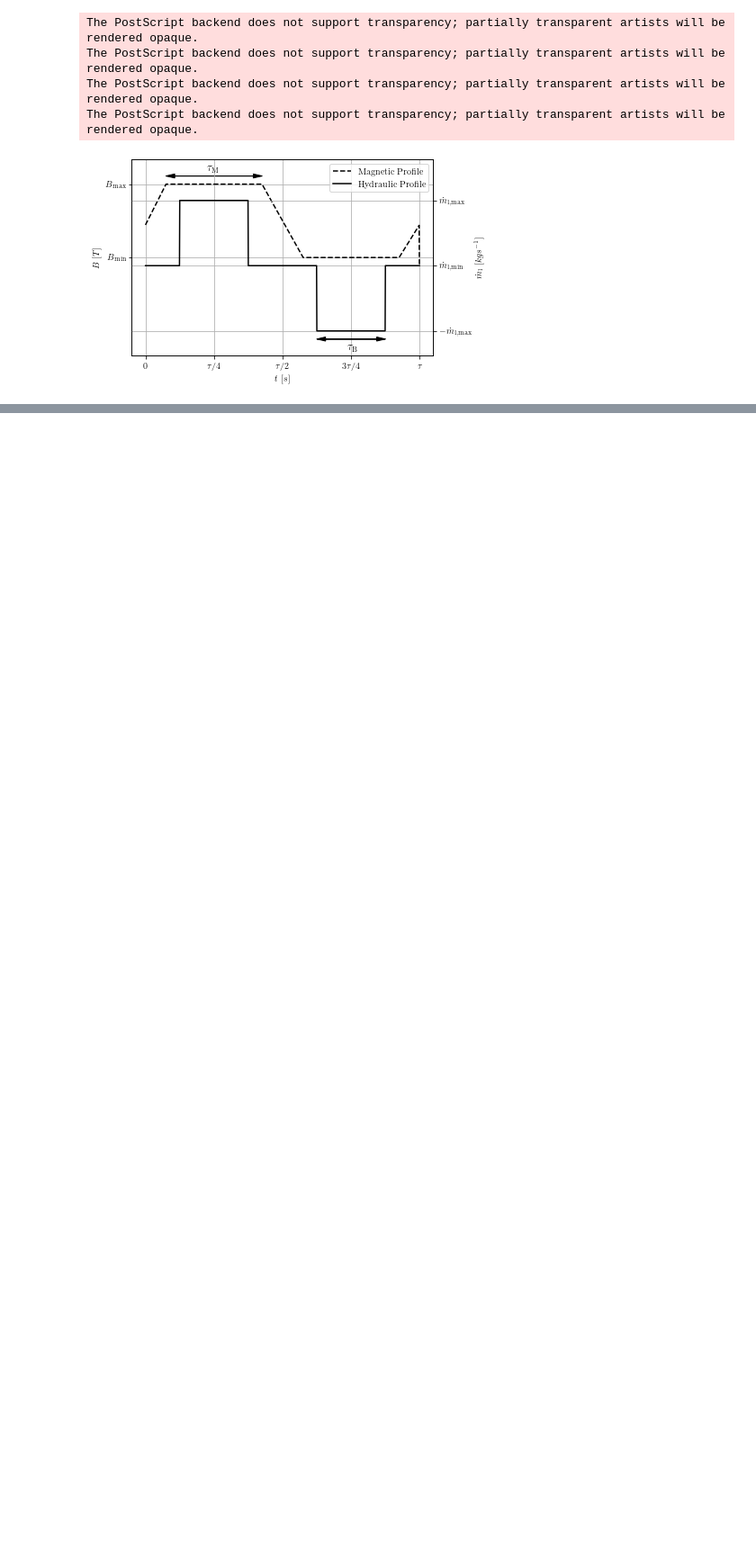
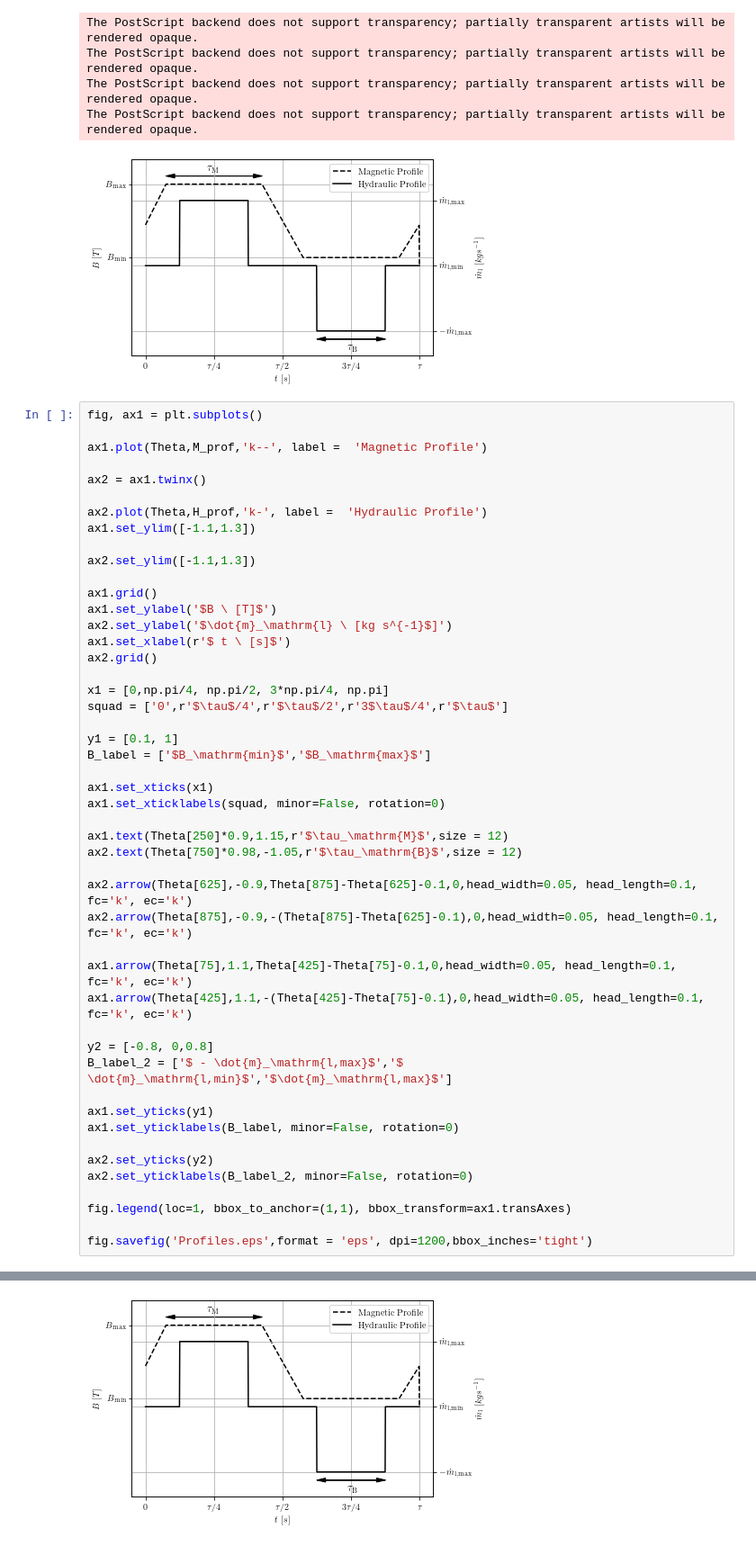
Before and after one commit to gfidelisp/Jupyter, a Jupyter notebook: Paper_HEx_AMR/Profiles.ipynb, the cells around one changed output, grey strips where cells are left out. Shown: that part at 90% size. Cells and saved outputs as stored; diff of their text form; blank space fills up the shorter version.

```diff
--- a/Paper_HEx_AMR/Profiles.ipynb
+++ b/Paper_HEx_AMR/Profiles.ipynb
@@ -80,3 +80,52 @@ The PostScript backend does not support transparency; partially transparent arti
 The PostScript backend does not support transparency; partially transparent artists will be rendered opaque.
 The PostScript backend does not support transparency; partially transparent artists will be rendered opaque.
 [figure]
+# %%
+fig, ax1 = plt.subplots()
+
+ax1.plot(Theta,M_prof,'k--', label =  'Magnetic Profile')
+
+ax2 = ax1.twinx()
+
+ax2.plot(Theta,H_prof,'k-', label =  'Hydraulic Profile')
+ax1.set_ylim([-1.1,1.3])
+
+ax2.set_ylim([-1.1,1.3])
+
+ax1.grid()
+ax1.set_ylabel('$B \ [T]$')
+ax2.set_ylabel('$\dot{m}_\mathrm{l} \ [kg s^{-1}$]')
+ax1.set_xlabel(r'$ t \ [s]$')
+ax2.grid()
+
+x1 = [0,np.pi/4, np.pi/2, 3*np.pi/4, np.pi]
+squad = ['0',r'$\tau$/4',r'$\tau$/2',r'3$\tau$/4',r'$\tau$']
+
+y1 = [0.1, 1]
+B_label = ['$B_\mathrm{min}$','$B_\mathrm{max}$']
+
+ax1.set_xticks(x1)
+ax1.set_xticklabels(squad, minor=False, rotation=0)
+
+ax1.text(Theta[250]*0.9,1.15,r'$\tau_\mathrm{M}$',size = 12)
+ax2.text(Theta[750]*0.98,-1.05,r'$\tau_\mathrm{B}$',size = 12)
+
+ax2.arrow(Theta[625],-0.9,Theta[875]-Theta[625]-0.1,0,head_width=0.05, head_length=0.1, fc='k', ec='k')
+ax2.arrow(Theta[875],-0.9,-(Theta[875]-Theta[625]-0.1),0,head_width=0.05, head_length=0.1, fc='k', ec='k')
+
+ax1.arrow(Theta[75],1.1,Theta[425]-Theta[75]-0.1,0,head_width=0.05, head_length=0.1, fc='k', ec='k')
+ax1.arrow(Theta[425],1.1,-(Theta[425]-Theta[75]-0.1),0,head_width=0.05, head_length=0.1, fc='k', ec='k')
+
+y2 = [-0.8, 0,0.8]
+B_label_2 = ['$ - \dot{m}_\mathrm{l,max}$','$ \dot{m}_\mathrm{l,min}$','$\dot{m}_\mathrm{l,max}$']
+
+ax1.set_yticks(y1)
+ax1.set_yticklabels(B_label, minor=False, rotation=0)
+
+ax2.set_yticks(y2)
+ax2.set_yticklabels(B_label_2, minor=False, rotation=0)
+
+fig.legend(loc=1, bbox_to_anchor=(1,1), bbox_transform=ax1.transAxes)
+
+fig.savefig('Profiles.eps',format = 'eps', dpi=1200,bbox_inches='tight')
+# %% [output]
@@ -82,0 +136 @@ The PostScript backend does not support transparency; partially transparent arti
+[figure, added]
```
Also changed, not shown: parts of 3 cells of this notebook, 9 other files.
